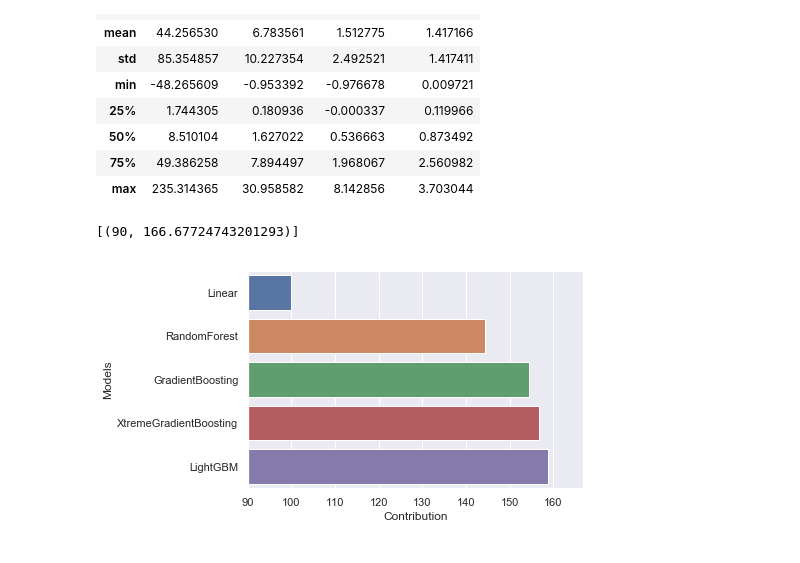
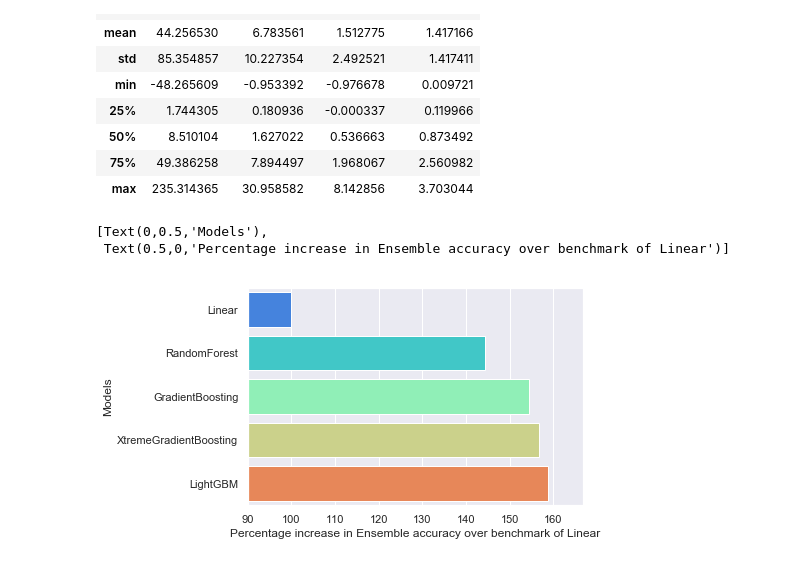
Before and after one commit to adaditi4/ML1819-Task-203-Team-27, a Jupyter notebook: Research project - Collated codes - Final.ipynb, the cells around one changed output. Drawn from its saved outputs; the diff is of its cells as text; code cells hidden in the pictures.

```diff
--- a/Research project - Collated codes - Final.ipynb
+++ b/Research project - Collated codes - Final.ipynb
@@ -330,16 +332,18 @@ ensemble_dataset_reg_change.describe()
 # %%
 #Accuracy of ensemble model when additional models are added to it
 Linear = 100
 Linear_RF = Linear * 1.44256531
 Linear_RF_GBM = Linear_RF * 1.06970308
 Linear_RF_GBM_XGB = Linear_RF_GBM * 1.01479953
 Linear_RF_GBM_XGB_LGBM = Linear_RF_GBM_XGB * 1.01369670
 Impact = pd.DataFrame([Linear,Linear_RF,Linear_RF_GBM,Linear_RF_GBM_XGB,Linear_RF_GBM_XGB_LGBM])
 Impact['Models'] = ['Linear', 'RandomForest', 'GradientBoosting', 'XtremeGradientBoosting', 'LightGBM' ]
 Impact.columns = ['Contribution', 'Models']
 
-g = sns.barplot(y="Models", x="Contribution", data=Impact)
+g = sns.barplot(y="Models", x="Contribution", data=Impact, palette="rainbow")
 g.set(xlim=(90, None))
+g.set(xlabel='Percentage increase in Ensemble accuracy over benchmark of Linear', ylabel='Models')
 # %% [output]
-[(90, 166.67724743201293)]
+[Text(0,0.5,'Models'),
+ Text(0.5,0,'Percentage increase in Ensemble accuracy over benchmark of Linear')]
-[figure, old version]
+[figure, new version]
```
Also changed, not shown: parts of 6 cells of this notebook.
